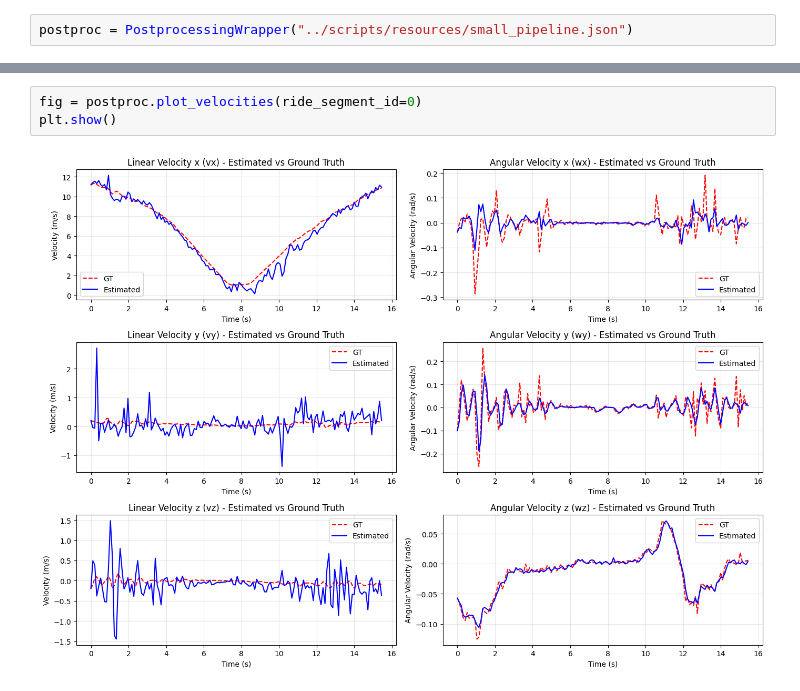
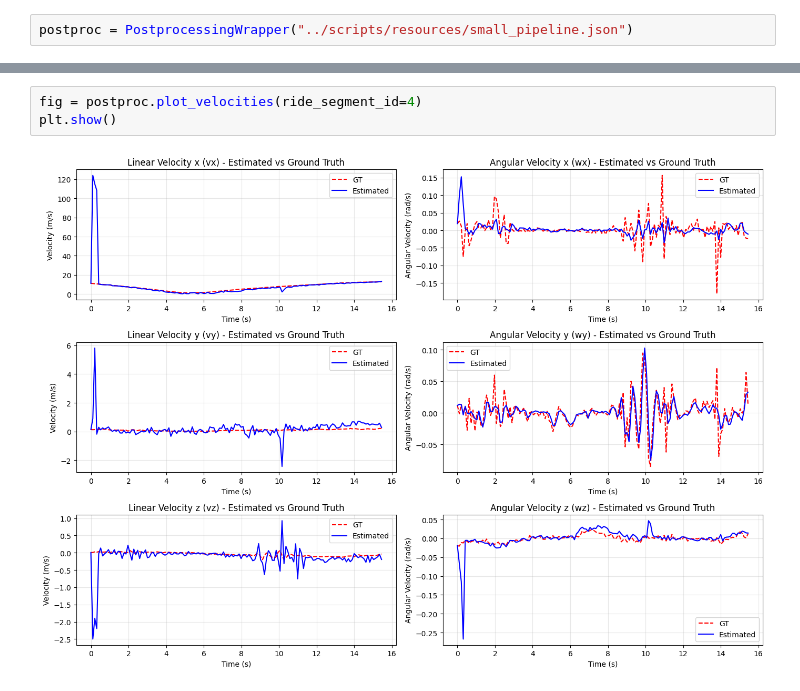
Before and after one commit to EngineerXL/master-diploma, a Jupyter notebook: notebooks/small_icp.ipynb, the cells around one changed output, grey strips where cells are left out. Cells and saved outputs as stored; diff of their text form.

```diff
--- a/notebooks/small_icp.ipynb
+++ b/notebooks/small_icp.ipynb
@@ -25,5 +25,5 @@ plt.show()
 # %%
-fig = postproc.plot_velocities(ride_segment_id=0)
+fig = postproc.plot_velocities(ride_segment_id=4)
 plt.show()
 # %% [output]
-[figure, old version]
+[figure, new version]
```
Also changed, not shown: parts of 2 cells of this notebook, 1 other file.
